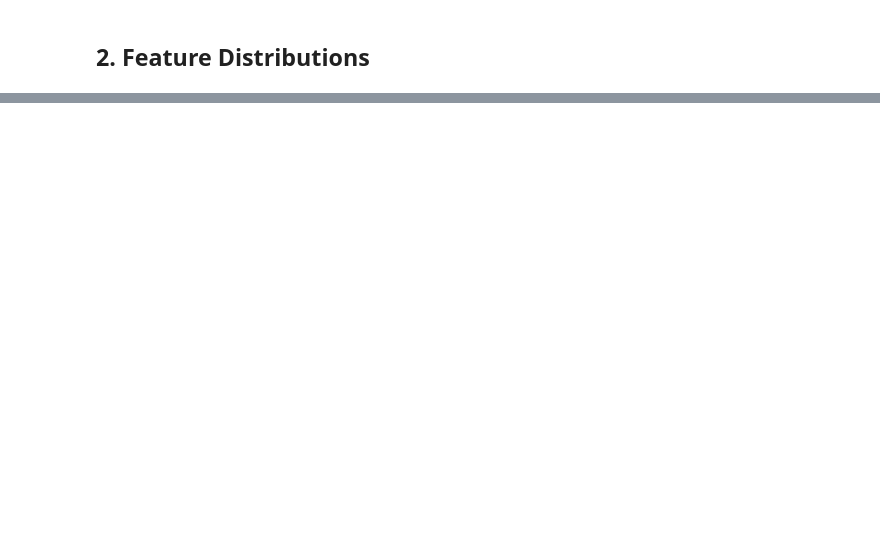
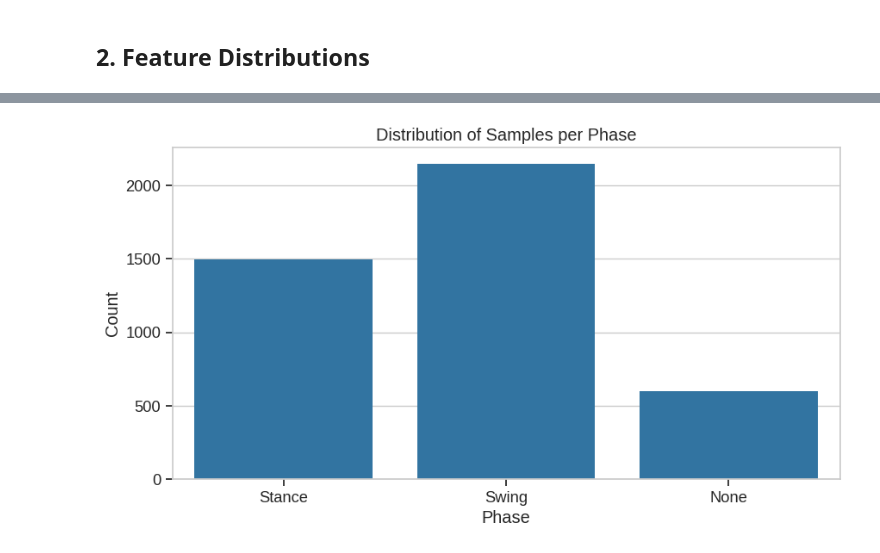
Before and after one commit to MNR-MarcosOriolPagonabarraga-projects/NeuroGait, a Jupyter notebook: src/notebooks/gait_phase_features_analysis.ipynb, the cells around one changed output, grey strips where cells are left out. Saved outputs shown, nothing was run; the diff lists cells and outputs as text; code cells hidden in the pictures; blank space fills up the shorter version.

```diff
--- a/src/notebooks/gait_phase_features_analysis.ipynb
+++ b/src/notebooks/gait_phase_features_analysis.ipynb
@@ -144,0 +150,3 @@ plt.show()
+# %%
+feat_dataset = create_feature_dataset(df, EMG_CHANNELS, window_size_ms=2000, step_size_ms=100, target_fs=TARGET_FS)
+feat_dataset.head()
@@ -144,0 +161,9 @@ plt.show()
+# %%
+plt.figure(figsize=(10, 5))
+sns.countplot(data=feat_dataset, x='Phase_Name', order=list(PHASE_NAMES.values()))
+plt.title("Distribution of Samples per Phase")
+plt.xlabel("Phase")
+plt.ylabel("Count")
+plt.show()
+# %% [output]
+[figure, added]
```
Also changed, not shown: parts of 14 cells of this notebook, 12 other files.
